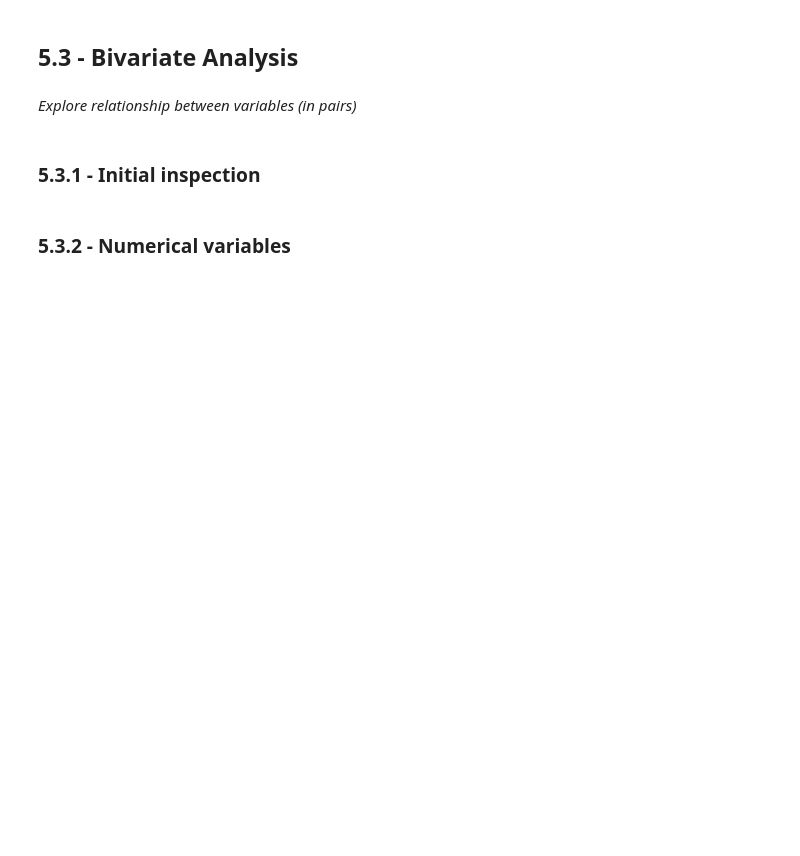
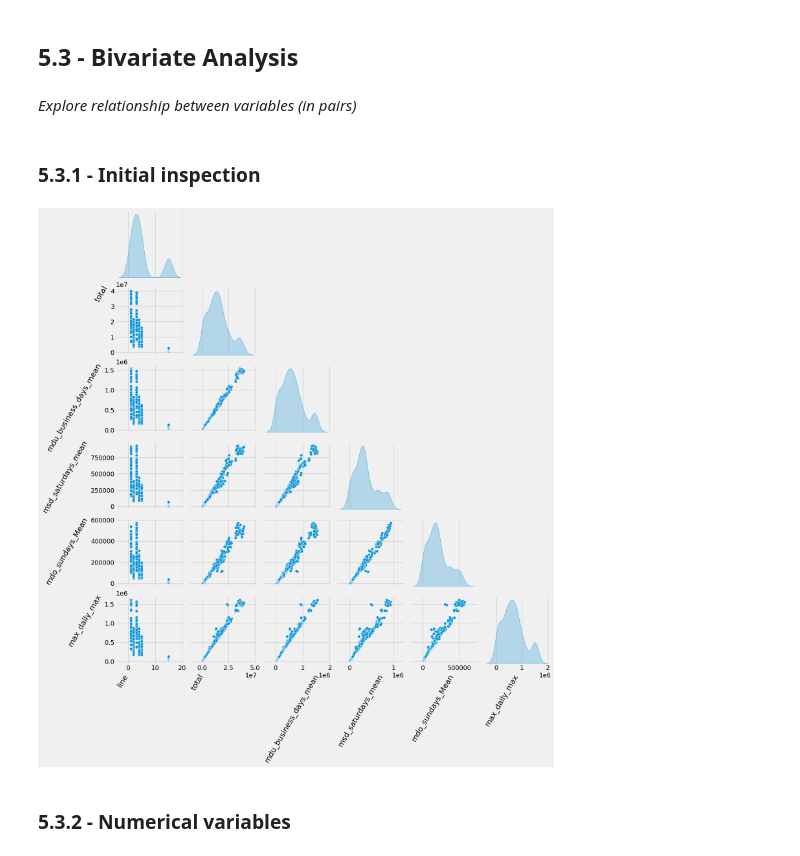
Before and after one commit to OmdenaAI/sao-paulo-chapter-passenger-demand, a Jupyter notebook: src/tasks/task_3_model_training_validation/0.0_gustavo-cunha_first_iteration.ipynb, the cells around one changed output. Saved outputs shown, nothing was run; the diff lists cells and outputs as text; code cells hidden in the pictures; blank space fills up the shorter version.

```diff
--- a/src/tasks/task_3_model_training_validation/0.0_gustavo-cunha_first_iteration.ipynb
+++ b/src/tasks/task_3_model_training_validation/0.0_gustavo-cunha_first_iteration.ipynb
@@ -559,7 +592,24 @@ datetime_plot(df_eda_date)
 ### 5.3.1 - Initial inspection
 # %%
 # plot pairplot
-sns.pairplot( df_eda, diag_kind = "kde" );
+g = sns.pairplot(df_eda, diag_kind = "kde", corner=True);
+
+# define plot details
+for ax in g.axes.flatten():
+    # try to rotate axis
+    try:
+        # rotate x axis labels
+        ax.set_xlabel(ax.get_xlabel(), rotation = 60)
+        # rotate y axis labels
+        ax.set_ylabel(ax.get_ylabel(), rotation = 60)
+        # set y labels alignment
+        ax.yaxis.get_label().set_horizontalalignment('right')
+    # errors due to ax is None
+    except:
+        # skip
+        pass
+# %% [output]
+[figure, added]
 # %% [markdown]
 ### 5.3.2 - Numerical variables
 # %%
```
Also changed, not shown: parts of 43 cells of this notebook.
